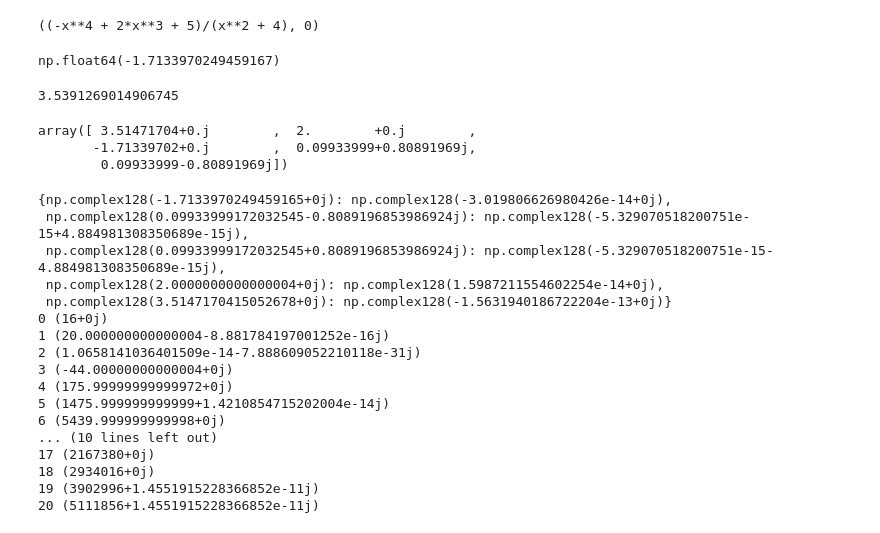
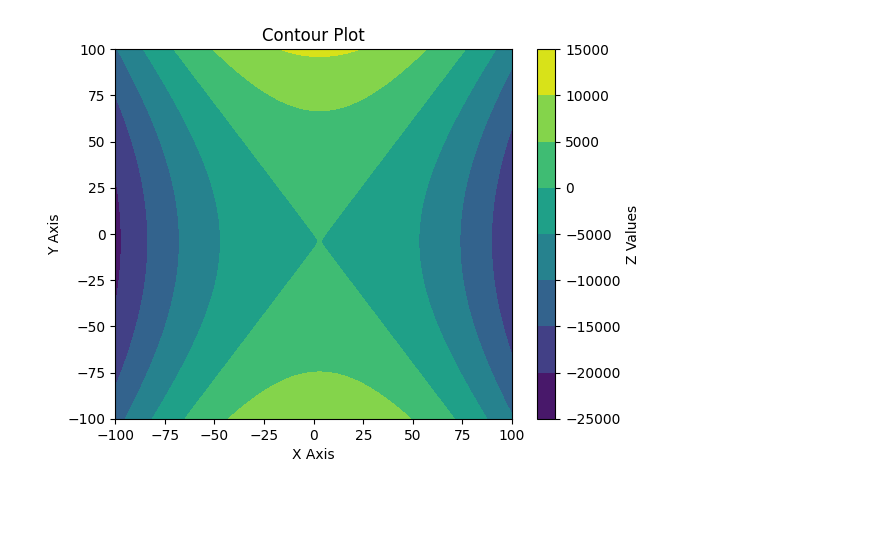
Before and after one commit to sohang3112/iit-madras-web-mtech-ai, a Jupyter notebook: trimester2/DA5400W_MachineLearning/assignments/code_solutions.ipynb, the cells around one changed output. Cells and saved outputs as stored; diff of their text form; code cells hidden in the pictures; blank space fills up the shorter version.

```diff
--- a/trimester2/DA5400W_MachineLearning/assignments/code_solutions.ipynb
+++ b/trimester2/DA5400W_MachineLearning/assignments/code_solutions.ipynb
@@ -3,51 +1,15 @@
-# %%
-import sympy as sp
-from sympy.abc import x
-#sp.div(-x**5 + 4*x**4 + x**3 - 10*x**2 + 4*x - 8, x - 2)
-sp.div(-x**4 + 2*x**3 + 5, x**2 + 4, 4 - 20*x + 16*x**3 - 5*x**4)
-# %% [output]
-((-x**4 + 2*x**3 + 5)/(x**2 + 4), 0)
-# %%
-from scipy import optimize
-optimize.newton(lambda x: -x**5 + 4*x**4 + x**3 - 10*x**2 + 4*x - 8, 1, lambda x: -5*x**4 + 16*x**3 + 3*x**2 - 20*x+ 4)
-# %% [output]
-np.float64(-1.7133970249459167)
-# %%
-f = lambda x: x - (x - 2) * (-x**4 + 2*x**3 + 5*x**2 + 4) / (4 - 20*x + 16*x**3 - 5*x**4)
-f(3.592)
-# %% [output]
-3.5391269014906745
-# %%
-import numpy as np
-roots = np.roots([-1, 4, 1, -10, 4, -8])
-roots
-# %% [output]
-array([ 3.51471704+0.j        ,  2.        +0.j        ,
-       -1.71339702+0.j        ,  0.09933999+0.80891969j,
-        0.09933999-0.80891969j])
-# %%
-f = lambda x: -x**5 + 4*x**4 + x**3 - 10*x**2 + 4*x - 8
-#fapprox = lambda x: (x-2)*(x-3.5)*(x+1.7)*(x-0.1-0.8j)*(x-0.1+0.8j)
-fapprox = lambda x: np.prod(x-roots)
-from pprint import pprint
-pprint({x: f(x) for x in roots})
-for x in range(0, 21):
-    print(x, fapprox(x) - f(x))
-# %% [output]
-{np.complex128(-1.7133970249459165+0j): np.complex128(-3.019806626980426e-14+0j),
- np.complex128(0.09933999172032545-0.8089196853986924j): np.complex128(-5.329070518200751e-15+4.884981308350689e-15j),
- np.complex128(0.09933999172032545+0.8089196853986924j): np.complex128(-5.329070518200751e-15-4.884981308350689e-15j),
- np.complex128(2.0000000000000004+0j): np.complex128(1.5987211554602254e-14+0j),
- np.complex128(3.5147170415052678+0j): np.complex128(-1.5631940186722204e-13+0j)}
-0 (16+0j)
-1 (20.000000000000004-8.881784197001252e-16j)
-2 (1.0658141036401509e-14-7.888609052210118e-31j)
-3 (-44.00000000000004+0j)
-4 (175.99999999999972+0j)
-5 (1475.999999999999+1.4210854715202004e-14j)
-6 (5439.999999999998+0j)
-... (10 lines left out)
-17 (2167380+0j)
-18 (2934016+0j)
-19 (3902996+1.4551915228366852e-11j)
-20 (5111856+1.4551915228366852e-11j)
+# %%
+import numpy as np
+from matplotlib import pyplot as plt
+x = np.linspace(-100,100,201)
+y = np.linspace(-100,100,201)
+X, Y = np.meshgrid(x, y, indexing='ij')
+Z = 8*X + 12*Y + X**2 - 2*Y**2
+plt.contourf(x,y,Z)
+plt.colorbar(label='Z Values')
+plt.title('Contour Plot')
+plt.xlabel('X Axis')
+plt.ylabel('Y Axis')
+plt.show()
+# %% [output]
+[figure, added]
```
Also changed, not shown: parts of 4 cells of this notebook, 4 other files.
